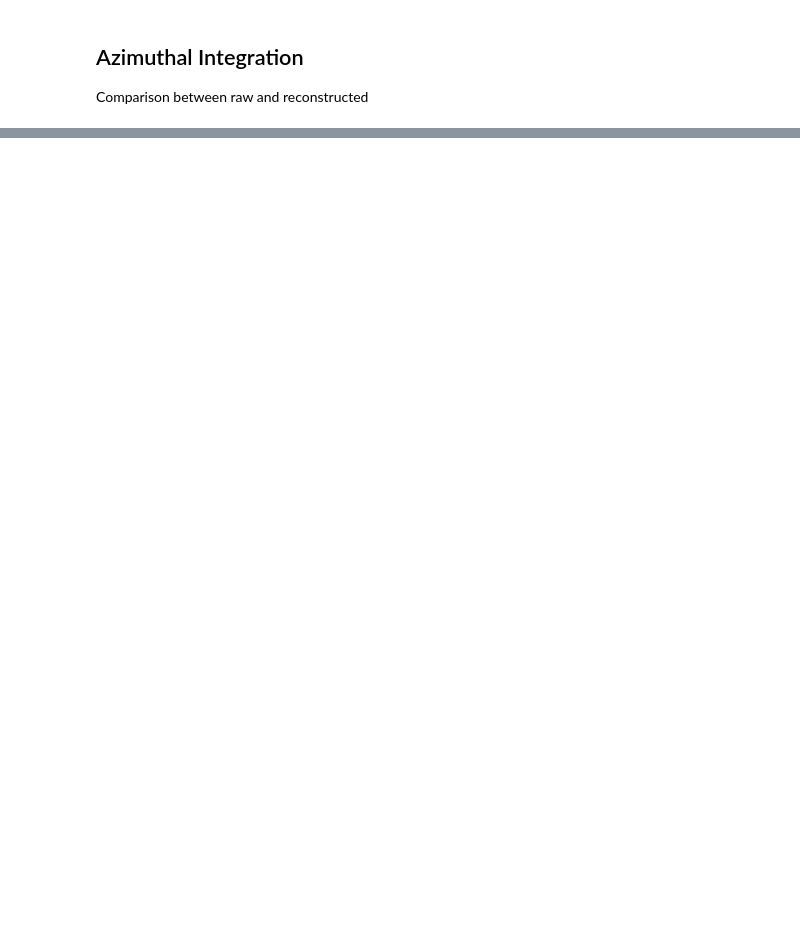
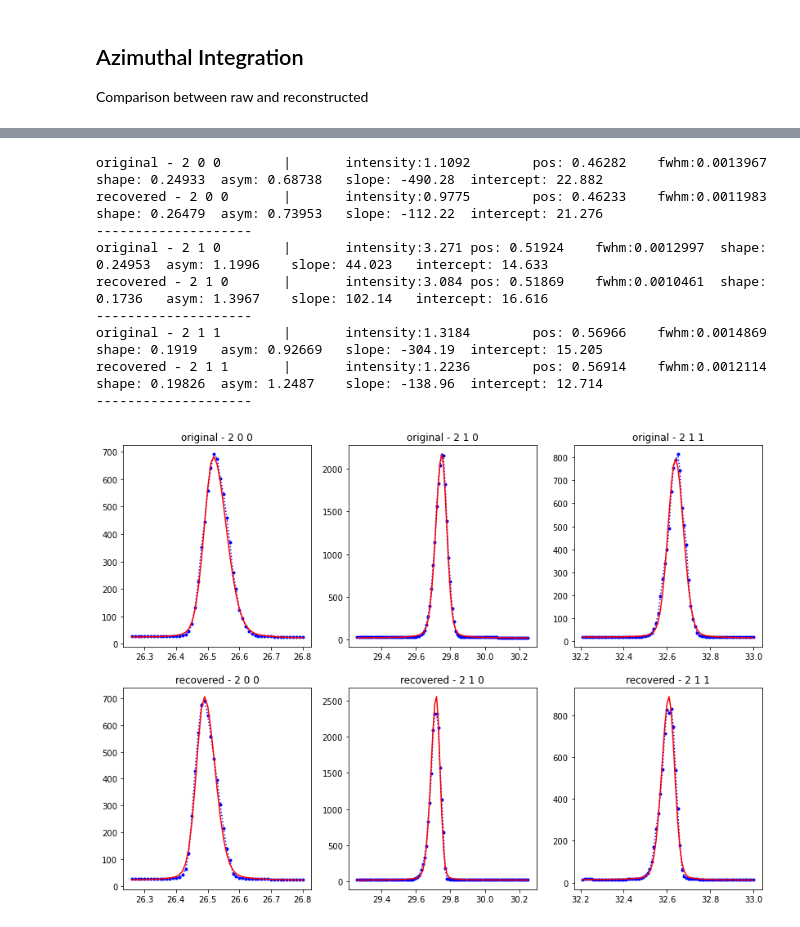
Before and after one commit to maxiv-science/xtrace, a Jupyter notebook: notebooks/presentation.ipynb, the cells around one changed output, grey strips where cells are left out. Drawn from its saved outputs; the diff is of its cells as text; code cells hidden in the pictures; blank space fills up the shorter version.

Commit message:
updated presentation notebook with asym voigt fits

```diff
--- a/notebooks/presentation.ipynb
+++ b/notebooks/presentation.ipynb
@@ -213,0 +217,30 @@ WARNING:hdf5plugin:bshuf filter already loaded, skip it.
+# %%
+from fit_asym_voigt import fit
+import itertools
+
+stages = {"original": az_img_smooth, "recovered": az_recovered}
+peaks = {"2 0 0": peak200, "2 1 0": peak210, "2 1 1": peak211}
+
+data = []
+
+fig, axs = plt.subplots(2, 3, figsize=(14,10))
+for p, (peak_name, mask) in enumerate(peaks.items()):
+    for i, (src_name, az_src) in enumerate(stages.items()):
+        peak_fit, p1 = fit(xtth[mask], az_src[mask])
+        print(f'{src_name} - {peak_name}\t|\tintensity:{p1[0]:.5}\tpos: {p1[1]:.5}\tfwhm:' \
+              f'{p1[2]:.5}\tshape: {p1[3]:.5}\tasym: {p1[4]:.5}\tslope: {p1[5]:.5}\tintercept: {p1[6]:.5}')
+        axs[i,p].plot(deg_xtth[mask], az_src[mask], 'b:.')
+        axs[i,p].plot(deg_xtth[mask], peak_fit, 'r')
+        axs[i,p].set_title(f'{src_name} - {peak_name}')
+    print("-"*20)
+# %% [output]
+original - 2 0 0        |       intensity:1.1092        pos: 0.46282    fwhm:0.0013967  shape: 0.24933  asym: 0.68738   slope: -490.28  intercept: 22.882
+recovered - 2 0 0       |       intensity:0.9775        pos: 0.46233    fwhm:0.0011983  shape: 0.26479  asym: 0.73953   slope: -112.22  intercept: 21.276
+--------------------
+original - 2 1 0        |       intensity:3.271 pos: 0.51924    fwhm:0.0012997  shape: 0.24953  asym: 1.1996    slope: 44.023   intercept: 14.633
+recovered - 2 1 0       |       intensity:3.084 pos: 0.51869    fwhm:0.0010461  shape: 0.1736   asym: 1.3967    slope: 102.14   intercept: 16.616
+--------------------
+original - 2 1 1        |       intensity:1.3184        pos: 0.56966    fwhm:0.0014869  shape: 0.1919   asym: 0.92669   slope: -304.19  intercept: 15.205
+recovered - 2 1 1       |       intensity:1.2236        pos: 0.56914    fwhm:0.0012114  shape: 0.19826  asym: 1.2487    slope: -138.96  intercept: 12.714
+--------------------
+[figure, added]
```
Also changed, not shown: parts of 3 cells of this notebook, 1 other file.
